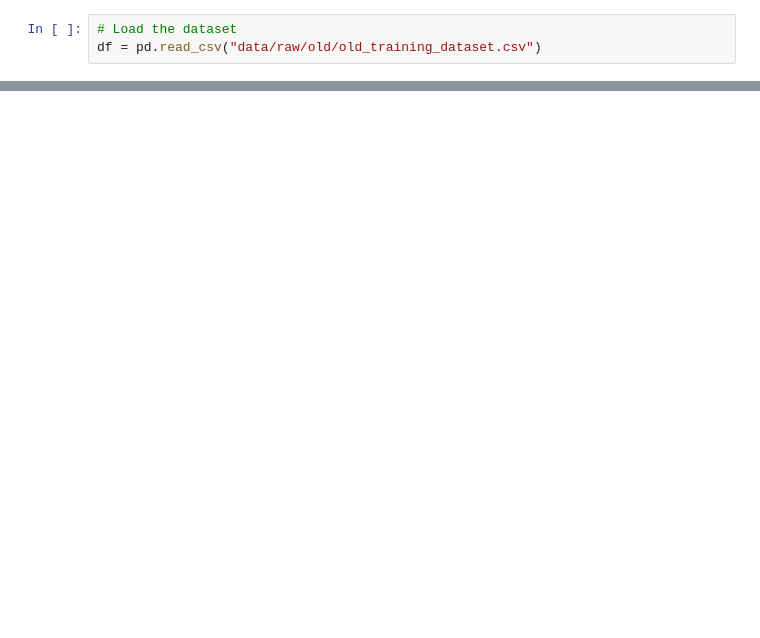
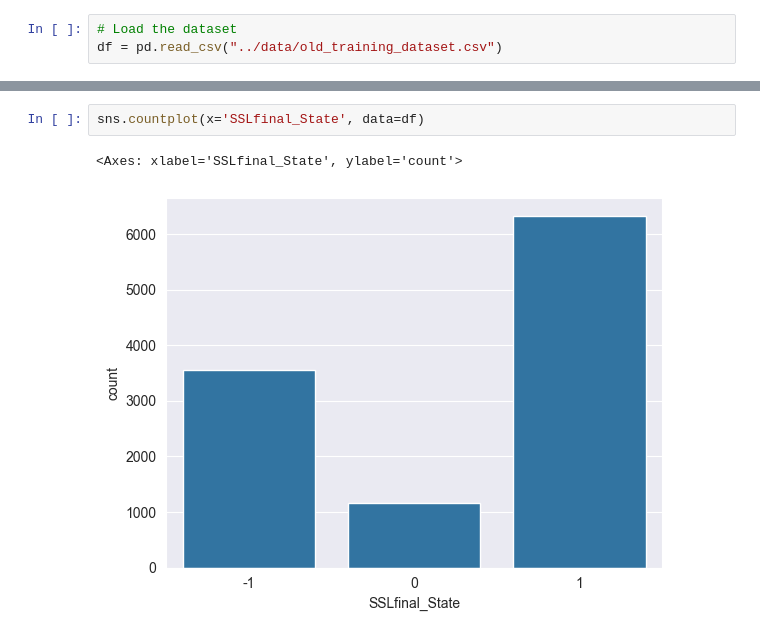
Before and after one commit to gabrielalaa/PhisingDetection, a Jupyter notebook: notebooks/01_data_exploration.ipynb, the cells around one changed output, grey strips where cells are left out. Cells and saved outputs as stored; diff of their text form; blank space fills up the shorter version.

Commit message:
Initial exploration, plots and upload the csv again

```diff
--- a/notebooks/01_data_exploration.ipynb
+++ b/notebooks/01_data_exploration.ipynb
@@ -5,3 +6,3 @@ import pandas as pd
 # %%
 # Load the dataset
-df = pd.read_csv("data/raw/old/old_training_dataset.csv")
+df = pd.read_csv("../data/old_training_dataset.csv")
@@ -30,0 +125,5 @@ df.shape()
+# %%
+sns.countplot(x='SSLfinal_State', data=df)
+# %% [output]
+<Axes: xlabel='SSLfinal_State', ylabel='count'>
+[figure, added]
```
Also changed, not shown: parts of 19 cells of this notebook, 2 other files.
